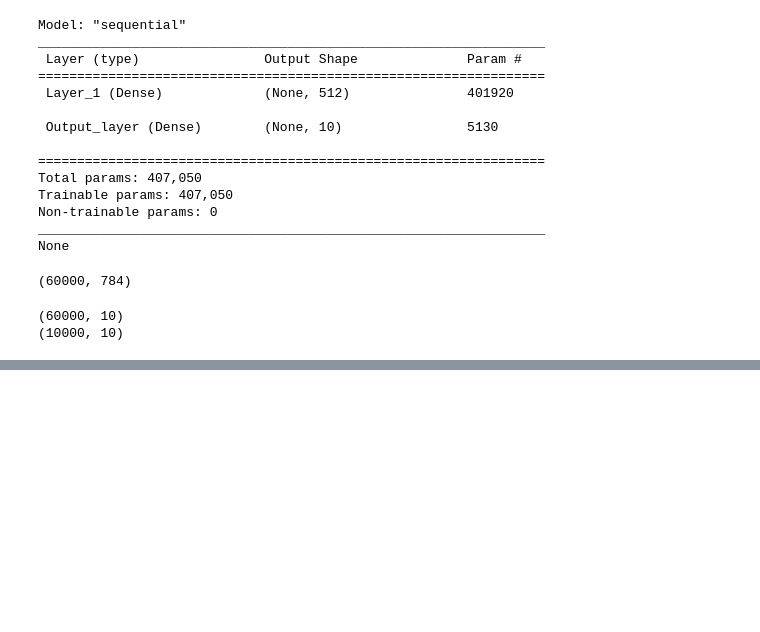
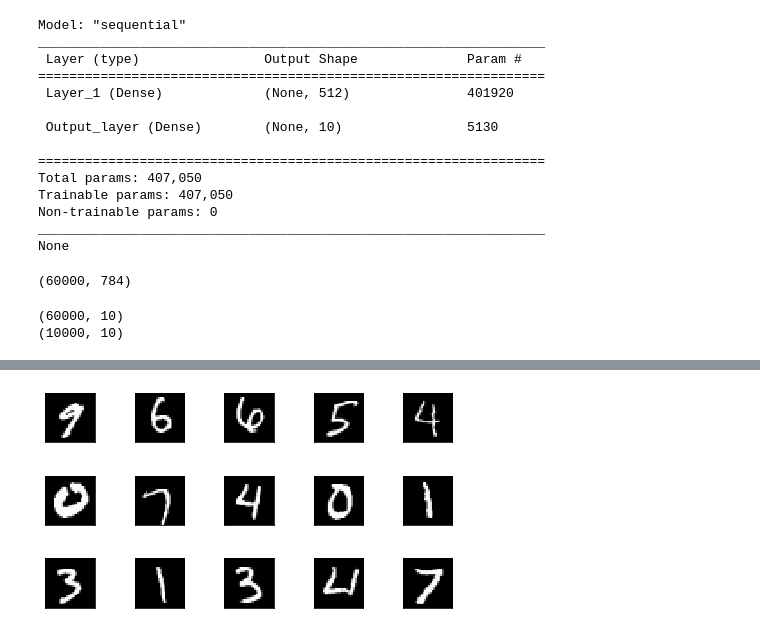
Before and after one commit to LTPDat/AI, a Jupyter notebook: W7_MNIST.ipynb, the cells around one changed output, grey strips where cells are left out. Saved outputs shown, nothing was run; the diff lists cells and outputs as text; code cells hidden in the pictures; blank space fills up the shorter version.

```diff
--- a/W7_MNIST.ipynb
+++ b/W7_MNIST.ipynb
@@ -106,3 +107,14 @@ test_loss 0.07400748878717422
 # %%
 model.save('model1.h5')
 model11 = load_model('model1.h5')
+# %%
+x_sample = test_images[20:35]
+print(np.argmax(model.predict(x_sample), axis=-1))
+x_sample = np.reshape(x_sample, (15,28, 28,1))
+for i in range(15):
+  plt.subplot(3,5,i+1)
+  plt.tight_layout()
+  plt.imshow(x_sample[i], cmap='gray', interpolation='none')
+  plt.xticks([])
+  plt.yticks([])
+# %% [output]
@@ -108,0 +123 @@ model11 = load_model('model1.h5')
+[figure, added]
```
Also changed, not shown: parts of 4 cells of this notebook.
